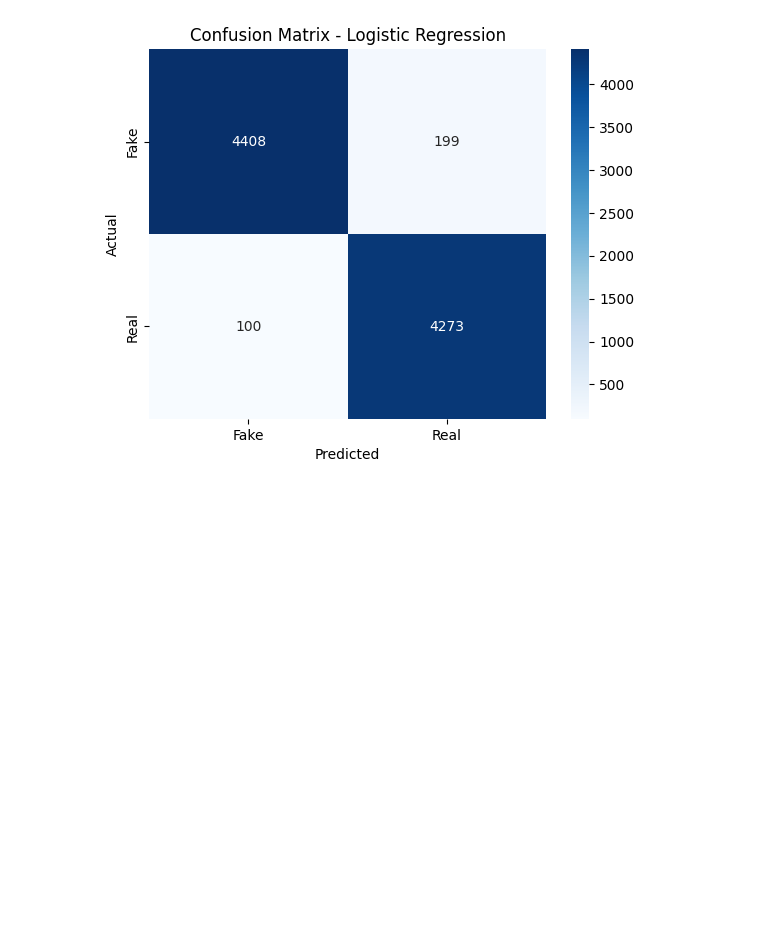
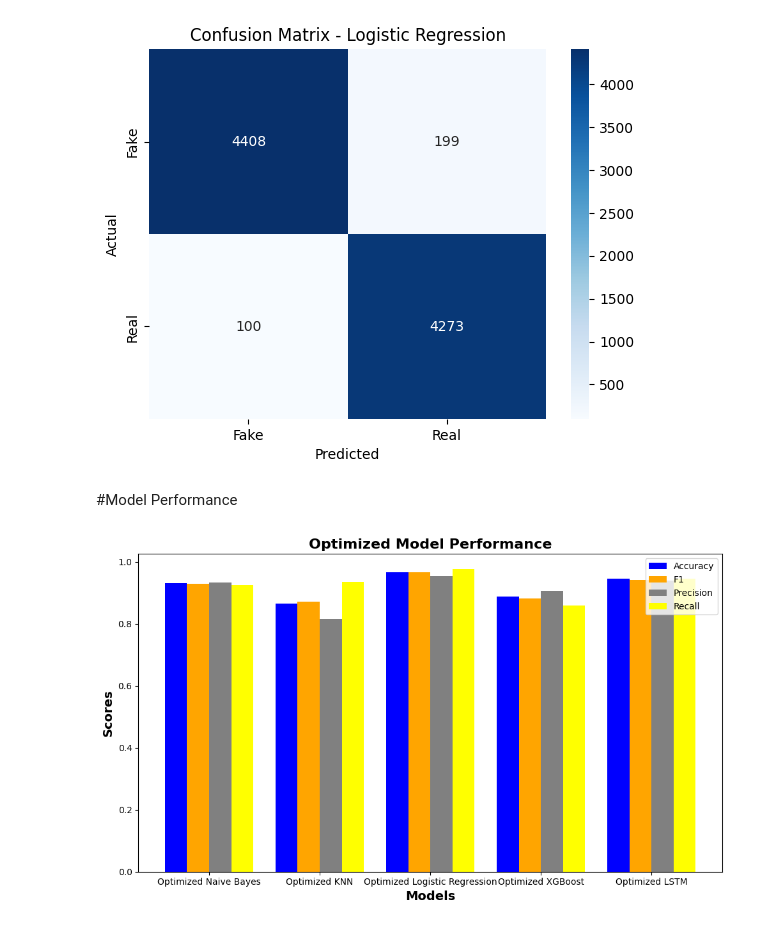
Before and after one commit to Amarnathsandana/Fake_News_Detection, a Jupyter notebook: FakeNews_Final_Code.ipynb, the cells around one changed output. Saved outputs shown, nothing was run; the diff lists cells and outputs as text; code cells hidden in the pictures; blank space fills up the shorter version.

```diff
--- a/FakeNews_Final_Code.ipynb
+++ b/FakeNews_Final_Code.ipynb
@@ -921,3 +921,71 @@ Classification Report:
    macro avg       0.97      0.97      0.97      8980
 weighted avg       0.97      0.97      0.97      8980
 [figure]
+# %% [markdown]
+#Model Performance
+# %%
+import matplotlib.pyplot as plt
+import numpy as np
+from sklearn.metrics import accuracy_score, f1_score, precision_score, recall_score
+
+# Model names
+models = ['Optimized Naive Bayes', 'Optimized KNN', 'Optimized Logistic Regression', 'Optimized XGBoost', 'Optimized LSTM']
+
+# Calculate metrics for each optimized model
+accuracy = [
+    accuracy_score(y_test, y_pred_nb),  # Optimized Naive Bayes
+    accuracy_score(y_test, y_pred_knn),  # Optimized KNN
+    accuracy_score(y_test, y_pred_logreg),  # Optimized Logistic Regression
+    accuracy_score(y_test, y_pred_xgb),  # Optimized XGBoost
+    accuracy_score(Y_test_embed, Y_pred_embed)  # Optimized LSTM
+]
+
+f1_scores = [
+    f1_score(y_test, y_pred_nb),  # Optimized Naive Bayes
+    f1_score(y_test, y_pred_knn),  # Optimized KNN
+    f1_score(y_test, y_pred_logreg),  # Optimized Logistic Regression
+    f1_score(y_test, y_pred_xgb),  # Optimized XGBoost
+    f1_score(Y_test_embed, Y_pred_embed)  # Optimized LSTM
+]
+
+precision = [
+    precision_score(y_test, y_pred_nb),  # Optimized Naive Bayes
+    precision_score(y_test, y_pred_knn),  # Optimized KNN
+    precision_score(y_test, y_pred_logreg),  # Optimized Logistic Regression
+    precision_score(y_test, y_pred_xgb),  # Optimized XGBoost
+    precision_score(Y_test_embed, Y_pred_embed)  # Optimized LSTM
+]
+
+recall = [
+    recall_score(y_test, y_pred_nb),  # Optimized Naive Bayes
+    recall_score(y_test, y_pred_knn),  # Optimized KNN
+    recall_score(y_test, y_pred_logreg),  # Optimized Logistic Regression
+    recall_score(y_test, y_pred_xgb),  # Optimized XGBoost
+    recall_score(Y_test_embed, Y_pred_embed)  # Optimized LSTM
+]
+
+# Bar width
+bar_width = 0.2
+
+# Index for the models
+index = np.arange(len(models))
+
+# Plotting with colors
+plt.figure(figsize=(10, 6))
+plt.bar(index, accuracy, bar_width, label='Accuracy', color='blue')
+plt.bar(index + bar_width, f1_scores, bar_width, label='F1', color='orange')
+plt.bar(index + 2 * bar_width, precision, bar_width, label='Precision', color='gray')
+plt.bar(index + 3 * bar_width, recall, bar_width, label='Recall', color='yellow')
+
+# Labels and Titles
+plt.xlabel('Models', fontsize=14, weight='bold')
+plt.ylabel('Scores', fontsize=14, weight='bold')
+plt.title('Optimized Model Performance', fontsize=16, weight='bold')
+plt.xticks(index + 1.5 * bar_width, models)
+plt.legend()
+
+# Show plot
+plt.tight_layout()
+plt.show()
+# %% [output]
+[figure, added]
```
Also changed, not shown: parts of 3 cells of this notebook.
